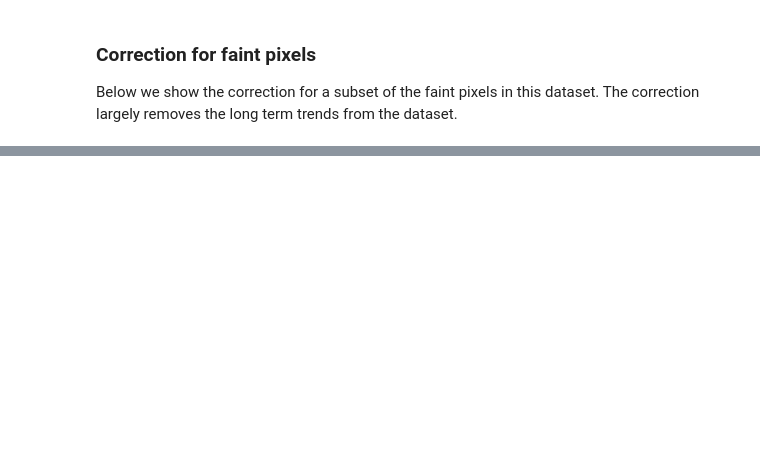
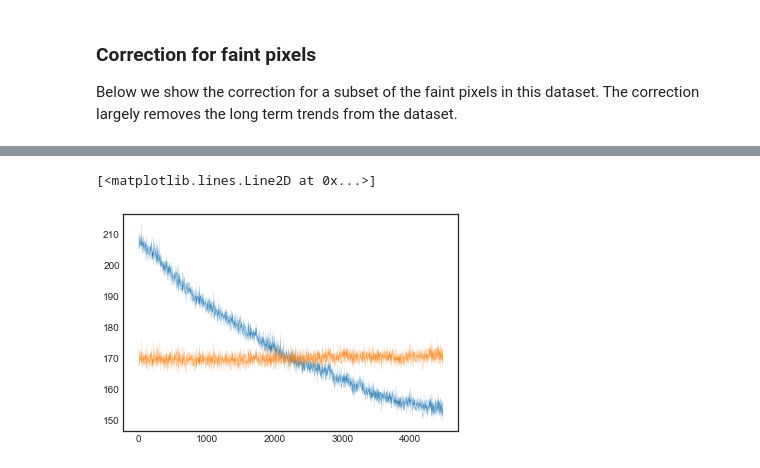
Before and after one commit to SSDataLab/kbackground, a Jupyter notebook: docs/example-with-tpfs.ipynb, the cells around one changed output, grey strips where cells are left out. Saved outputs shown, nothing was run; the diff lists cells and outputs as text; code cells hidden in the pictures; blank space fills up the shorter version.

```diff
--- a/docs/example-with-tpfs.ipynb
+++ b/docs/example-with-tpfs.ipynb
@@ -70,0 +133,8 @@ for idx, jdx in enumerate(np.random.choice(dim_pix, 16)):
+# %%
+tdx = 3006
+#plt.plot(e.flux[:, tdx] - np.polyval(np.polyfit(e.time, e.flux[:, tdx], 2), e.time) + e.flux[:, tdx].mean(), lw=0.1)
+plt.plot(e.flux[:, tdx], lw=0.1)
+plt.plot(e.flux[:, tdx] - e.model[:, tdx], lw=0.1)
+# %% [output]
+[<matplotlib.lines.Line2D at 0x...>]
+[figure, added]
```
Also changed, not shown: parts of 38 cells of this notebook, 1 other file.
